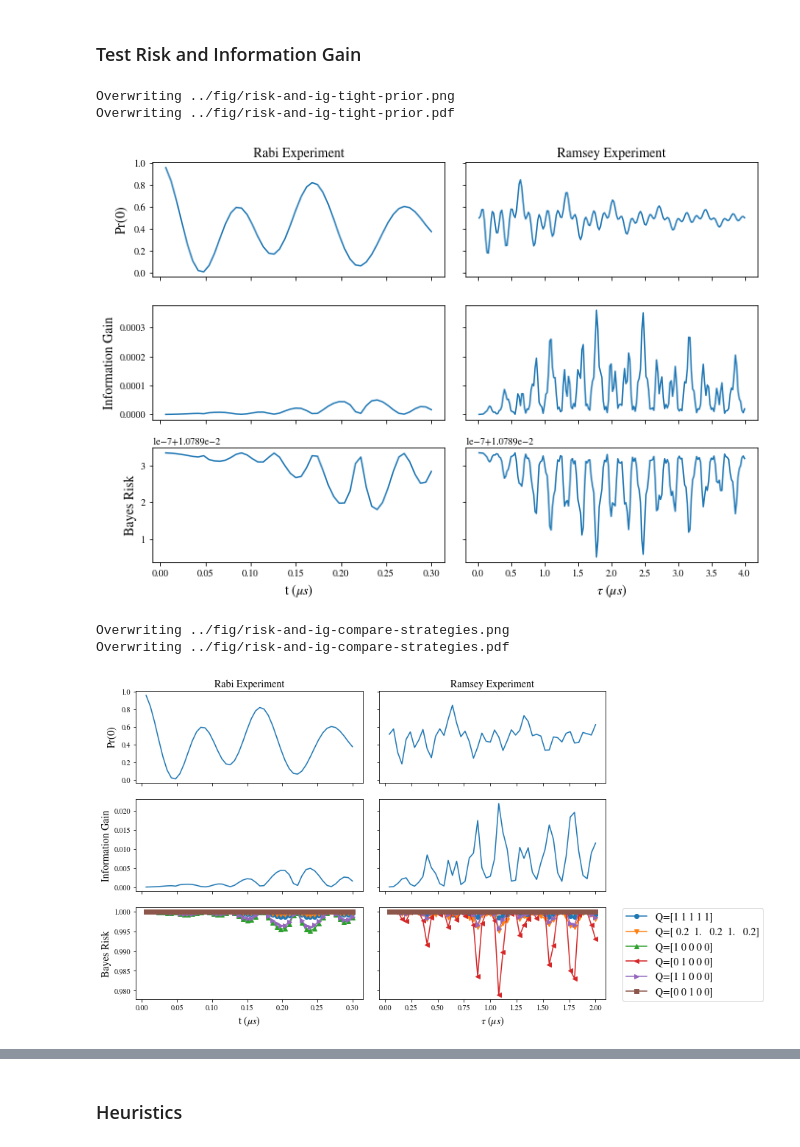
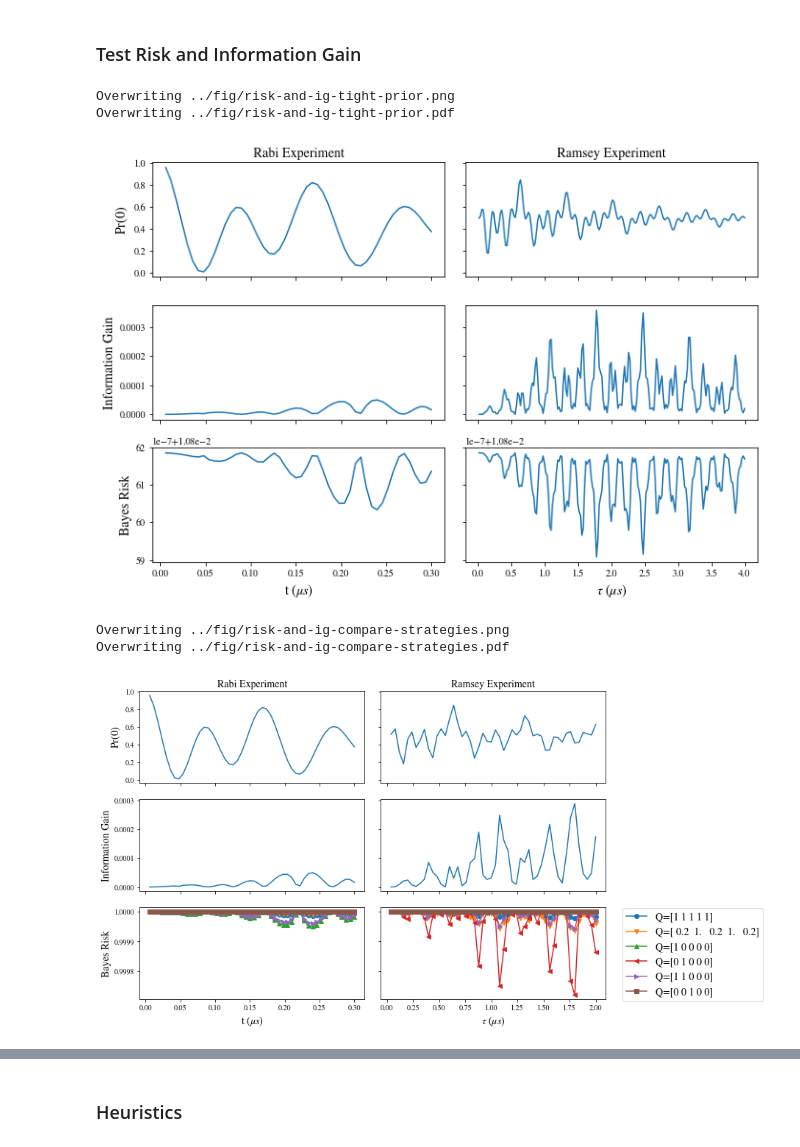
Before and after one commit to ihincks/nv-adaptive, a Jupyter notebook: src/nv-adaptive-simulations.ipynb, the cells around one changed output, grey strips where cells are left out. Drawn from its saved outputs; the diff is of its cells as text; code cells hidden in the pictures.

```diff
--- a/src/nv-adaptive-simulations.ipynb
+++ b/src/nv-adaptive-simulations.ipynb
@@ -230,7 +230,10 @@ if parallel:
 # %% [markdown]
 ###  Test Risk and Information Gain
 # %%
-updater = qi.SMCUpdater(qi.DirectViewParallelizedModel(ham_model,dview), 5000, narrow_prior)
+if parallel:
+    updater = qi.SMCUpdater(qi.DirectViewParallelizedModel(ham_model,dview), 5000, narrow_prior)
+else:
+    updater = qi.SMCUpdater(ham_model, 5000, narrow_prior)
 ham_model._Q = np.array([1,1,1,1,1])
 
 fig = plt.figure(figsize=(10,7))
@@ -274,14 +277,17 @@ export_figure(fig, 'risk-and-ig-tight-prior')
 # %% [output]
 Overwriting ../fig/risk-and-ig-tight-prior.png
 Overwriting ../fig/risk-and-ig-tight-prior.pdf
-[figure, old version]
+[figure, new version]
 # %%
 def weighted_variance(updater):
     xs = updater.particle_locations-updater.est_mean()
     xs = np.sum(updater.model.Q * xs**2, axis=1)
     return np.sum(updater.particle_weights * xs)
 
-updater = qi.SMCUpdater(ham_model, 5000, medium_prior)
+if parallel:
+    updater = qi.SMCUpdater(qi.DirectViewParallelizedModel(ham_model,dview), 5000, narrow_prior)
+else:
+    updater = qi.SMCUpdater(ham_model, 5000, narrow_prior)
 Qs = [
     np.array([1,1,1,1,1]),
     np.array([0.2,1,0.2,1,0.2]),
@@ -314,34 +320,34 @@ ax_ramsey_ig.plot(ramsey_eps['tau'], updater.expected_information_gain(ramsey_ep
 for idx_Q, Q in enumerate(Qs):
     marker = markers.next()
     ham_model._Q = Q
 
     ax_rabi_risk.plot(rabi_eps['t'], np.sqrt(updater.bayes_risk(rabi_eps) / weighted_variance(updater)), marker=marker, label='Q={}'.format(Q))
     ax_ramsey_risk.plot(ramsey_eps['tau'], np.sqrt(updater.bayes_risk(ramsey_eps) / weighted_variance(updater)), marker=marker, label='Q={}'.format(Q))
 
 
 plt.setp(ax_ramsey_sim.get_xticklabels(), visible=False)
 plt.setp(ax_ramsey_ig.get_xticklabels(), visible=False)
 plt.setp(ax_rabi_sim.get_xticklabels(), visible=False)
 plt.setp(ax_rabi_ig.get_xticklabels(), visible=False)
 plt.setp(ax_ramsey_sim.get_yticklabels(), visible=False)
 plt.setp(ax_ramsey_ig.get_yticklabels(), visible=False)
 plt.setp(ax_ramsey_risk.get_yticklabels(), visible=False)
 ax_rabi_risk.set_xlabel(r't $(\mu s)$')
 ax_ramsey_risk.set_xlabel(r'$\tau$ $(\mu s)$')
 ax_rabi_ig.set_ylabel('Information Gain')
 ax_rabi_sim.set_ylabel(r'Pr$(0)$')
 ax_rabi_risk.set_ylabel('Bayes Risk')
 ax_rabi_sim.set_title('Rabi Experiment')
 ax_ramsey_sim.set_title('Ramsey Experiment')
 plt.tight_layout()
 plt.sca(ax_ramsey_risk)
 plt.legend(bbox_to_anchor=(1.05, 1.05))
 
 export_figure(fig, 'risk-and-ig-compare-strategies')
 # %% [output]
 Overwriting ../fig/risk-and-ig-compare-strategies.png
 Overwriting ../fig/risk-and-ig-compare-strategies.pdf
-[figure, old version]
+[figure, new version]
 # %%
 bern_model = m.RabiRamseyModel()
 bin_model = qi.BinomialModel(bern_model)
```
Also changed, not shown: parts of 10 cells of this notebook, 6 other files.
